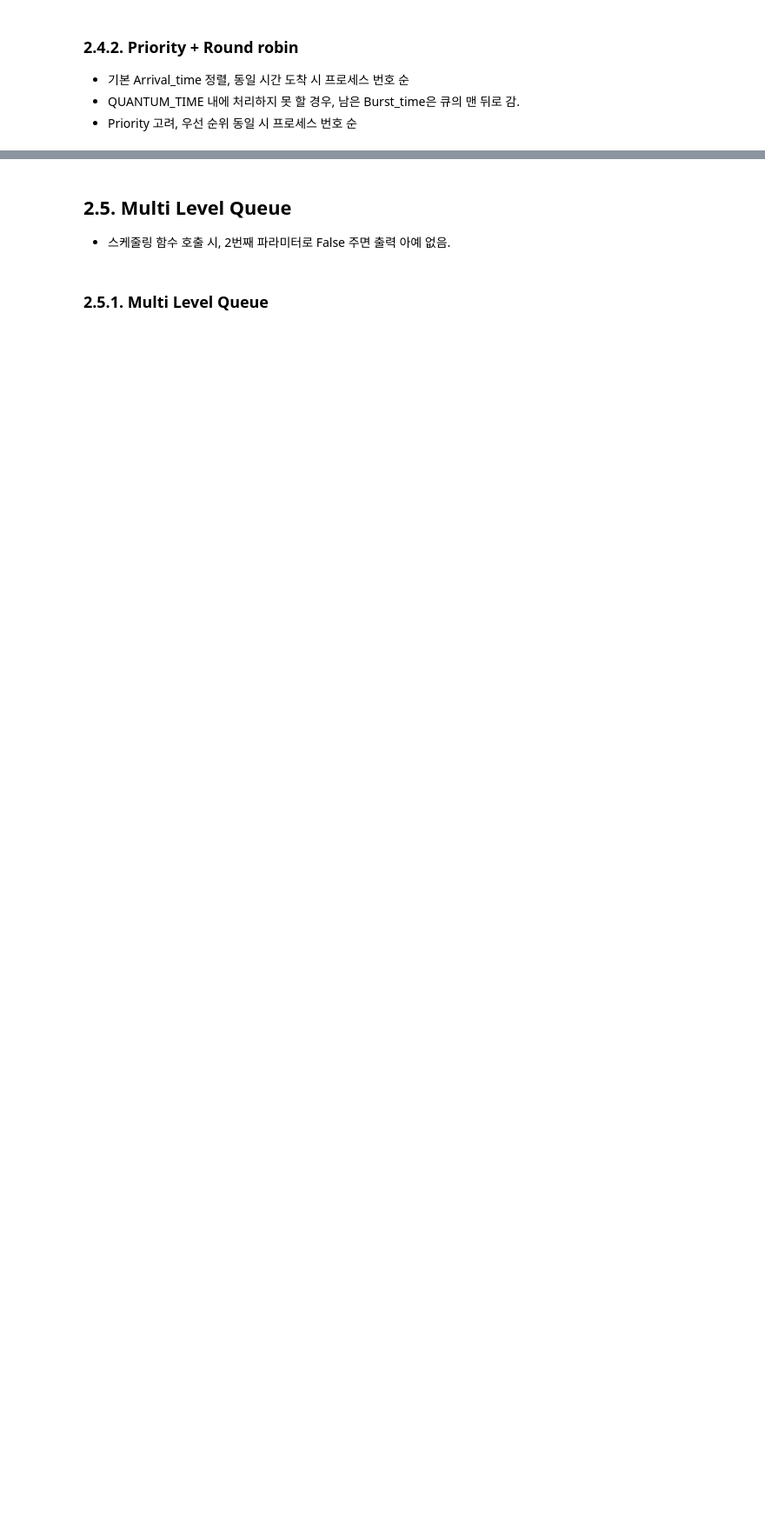
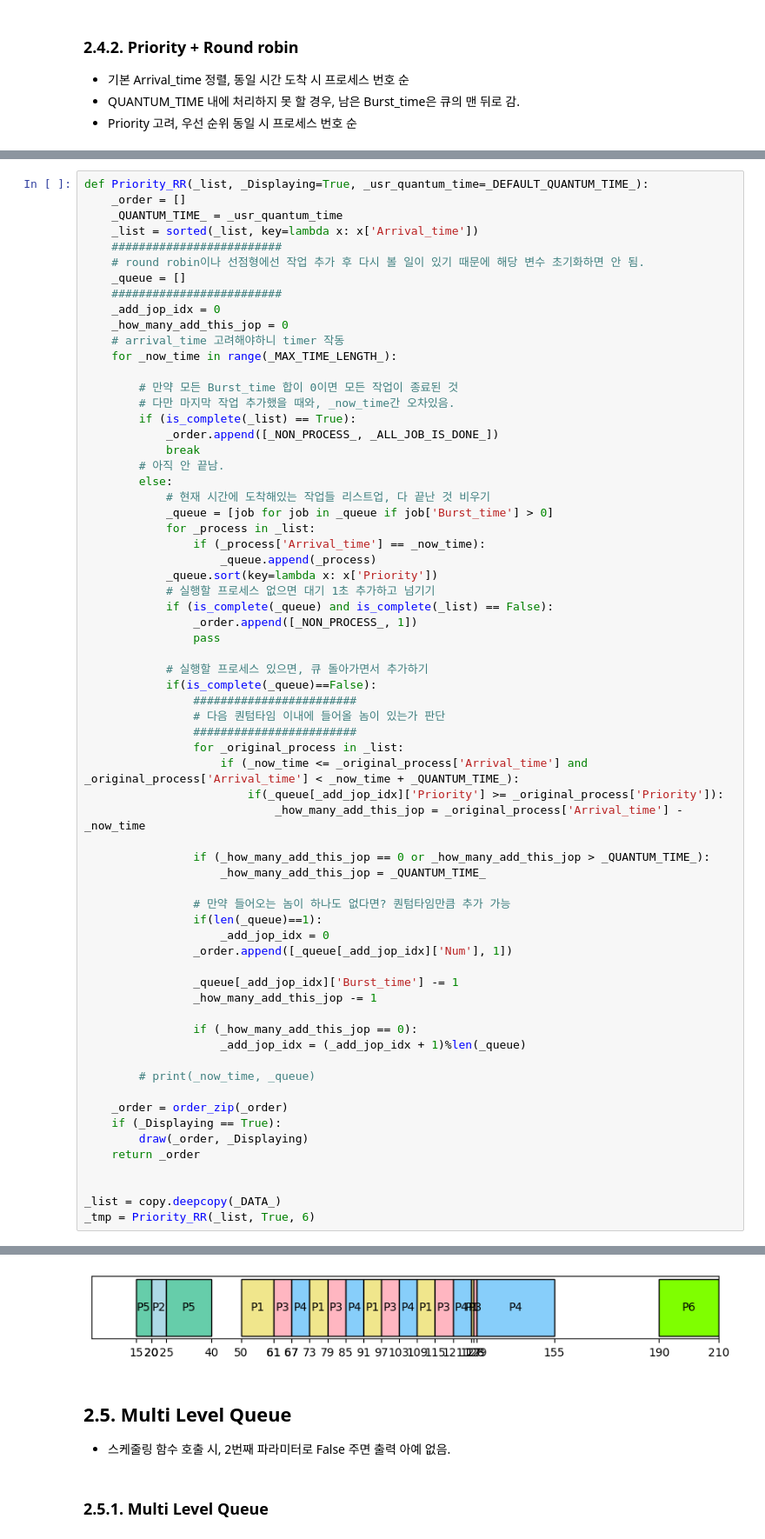
Before and after one commit to jiho264/2023os, a Jupyter notebook: homework01/homework01.ipynb, the cells around one changed output, grey strips where cells are left out. Shown at 87% size. Drawn from its saved outputs; the diff is of its cells as text; blank space fills up the shorter version.

```diff
--- a/homework01/homework01.ipynb
+++ b/homework01/homework01.ipynb
@@ -763,0 +764,67 @@ ALL EXIT  GOOD JOB!!!
+# %%
+def Priority_RR(_list, _Displaying=True, _usr_quantum_time=_DEFAULT_QUANTUM_TIME_):
+    _order = []
+    _QUANTUM_TIME_ = _usr_quantum_time
+    _list = sorted(_list, key=lambda x: x['Arrival_time'])
+    #########################
+    # round robin이나 선점형에선 작업 추가 후 다시 볼 일이 있기 때문에 해당 변수 초기화하면 안 됨.
+    _queue = []
+    #########################
+    _add_jop_idx = 0
+    _how_many_add_this_jop = 0
+    # arrival_time 고려해야하니 timer 작동
+    for _now_time in range(_MAX_TIME_LENGTH_):
+
+        # 만약 모든 Burst_time 합이 0이면 모든 작업이 종료된 것
+        # 다만 마지막 작업 추가했을 때와, _now_time간 오차있음.
+        if (is_complete(_list) == True):
+            _order.append([_NON_PROCESS_, _ALL_JOB_IS_DONE_])
+            break
+        # 아직 안 끝남.
+        else:
+            # 현재 시간에 도착해있는 작업들 리스트업, 다 끝난 것 비우기
+            _queue = [job for job in _queue if job['Burst_time'] > 0]
+            for _process in _list:
+                if (_process['Arrival_time'] == _now_time):
+                    _queue.append(_process)
+            _queue.sort(key=lambda x: x['Priority'])
+            # 실행할 프로세스 없으면 대기 1초 추가하고 넘기기
+            if (is_complete(_queue) and is_complete(_list) == False):
+                _order.append([_NON_PROCESS_, 1])
+                pass
+
+            # 실행할 프로세스 있으면, 큐 돌아가면서 추가하기
+            if(is_complete(_queue)==False):
+                ########################
+                # 다음 퀀텀타임 이내에 들어올 놈이 있는가 판단
+                ########################
+                for _original_process in _list:
+                    if (_now_time <= _original_process['Arrival_time'] and _original_process['Arrival_time'] < _now_time + _QUANTUM_TIME_):
+                        if(_queue[_add_jop_idx]['Priority'] >= _original_process['Priority']):
+                            _how_many_add_this_jop = _original_process['Arrival_time'] - _now_time
+
+                if (_how_many_add_this_jop == 0 or _how_many_add_this_jop > _QUANTUM_TIME_):
+                    _how_many_add_this_jop = _QUANTUM_TIME_
+
+                # 만약 들어오는 놈이 하나도 없다면? 퀀텀타임만큼 추가 가능
+                if(len(_queue)==1):
+                    _add_jop_idx = 0
+                _order.append([_queue[_add_jop_idx]['Num'], 1])
+
+                _queue[_add_jop_idx]['Burst_time'] -= 1
+                _how_many_add_this_jop -= 1
+
+                if (_how_many_add_this_jop == 0):
+                    _add_jop_idx = (_add_jop_idx + 1)%len(_queue)
+
+        # print(_now_time, _queue)
+
+    _order = order_zip(_order)
+    if (_Displaying == True):
+        draw(_order, _Displaying)
+    return _order
+
+
+_list = copy.deepcopy(_DATA_)
+_tmp = Priority_RR(_list, True, 6)
+# %% [output]
@@ -764,3 +835,4 @@ ALL EXIT  GOOD JOB!!!
+[figure, added]
 # %% [markdown]
 ## 2.5. Multi Level Queue
 - 스케줄링 함수 호출 시, 2번째 파라미터로 False 주면 출력 아예 없음.
```
Also changed, not shown: parts of 12 cells of this notebook, 1 other file.
